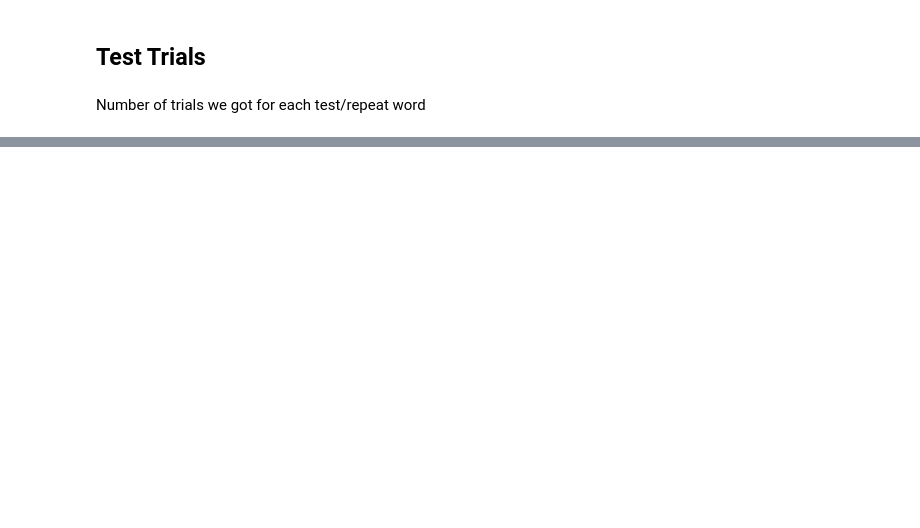
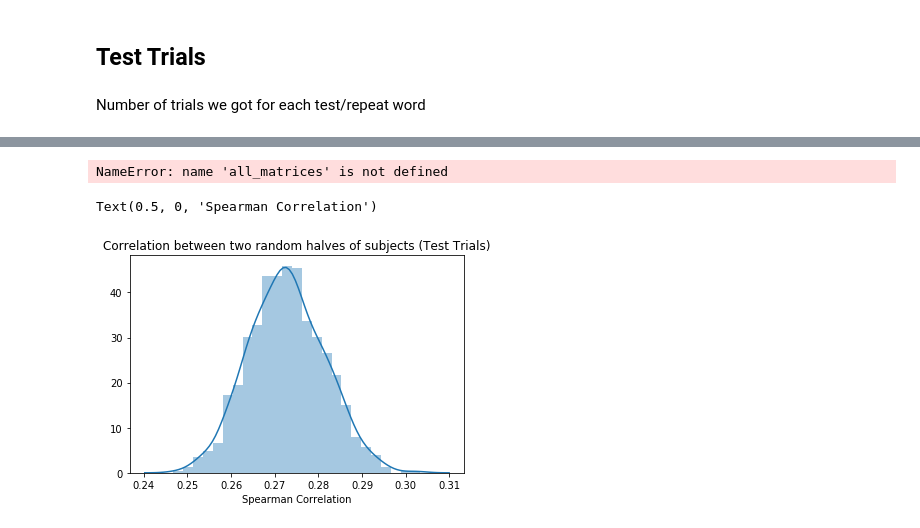
Before and after one commit to sathvikn/bert-wordsense, a Jupyter notebook: codebase/notebooks/pilesort-analysis-full.ipynb, the cells around one changed output, grey strips where cells are left out. Cells and saved outputs as stored; diff of their text form; code cells hidden in the pictures; blank space fills up the shorter version.

```diff
--- a/codebase/notebooks/pilesort-analysis-full.ipynb
+++ b/codebase/notebooks/pilesort-analysis-full.ipynb
@@ -126,0 +165,35 @@ Name: lemma, dtype: float64
+# %%
+lemmas = lemma_counts.index.tolist()
+all_matrices = {l: [] for l in lemmas}
+for l in lemmas:
+    word_data = test_data[test_data['lemma'] == l]
+    test_users = word_data[word_data['trialType'] == 'test']['userID']
+    repeat_users = word_data[word_data['trialType'] == 'repeat']['userID']
+    for u in test_users:
+        u_mtx, _ = get_subject_mtx(word_data, u, l, 'test')
+        all_matrices[l].append(u_mtx)
+    for u in repeat_users:
+        u_mtx, get_subject_mtx(word_data, u, l, 'repeat')
+        all_matrices[l].append(u_mtx)
+# %%
+test_corrs = []
+flatten = lambda l: [item for sublist in l for item in sublist]
+
+for _ in range(1000):
+    half_1 = []
+    half_2 = []
+    for l in all_matrices:
+        word_responses = np.array(all_matrices[l])
+        n = len(word_responses)
+        if n % 2 == 1:
+            drop_one = np.random.choice(np.arange(n), n - 1, replace=False)
+            word_responses = word_responses[drop_one]
+        n = len(word_responses)
+        half = int(n / 2)
+        shuffled_indices = np.random.choice(np.arange(n), n, replace = False)
+        half_1 += list(np.mean(word_responses[shuffled_indices[:half]], axis = 0))
+        half_2 += list(np.mean(word_responses[shuffled_indices[half:]], axis = 0))
+    test_corrs.append(mtx_correlation(half_1, half_2, method = 'spearman'))
+    print(test_corrs)
+# %% [output]
+NameError: name 'all_matrices' is not defined
@@ -126,0 +208,7 @@ Name: lemma, dtype: float64
+# %%
+sns.distplot(test_corrs)
+plt.title("Correlation between two random halves of subjects (Test Trials)")
+plt.xlabel("Spearman Correlation")
+# %% [output]
+Text(0.5, 0, 'Spearman Correlation')
+[figure, added]
```
Also changed, not shown: parts of 35 cells of this notebook, 1 other file.
